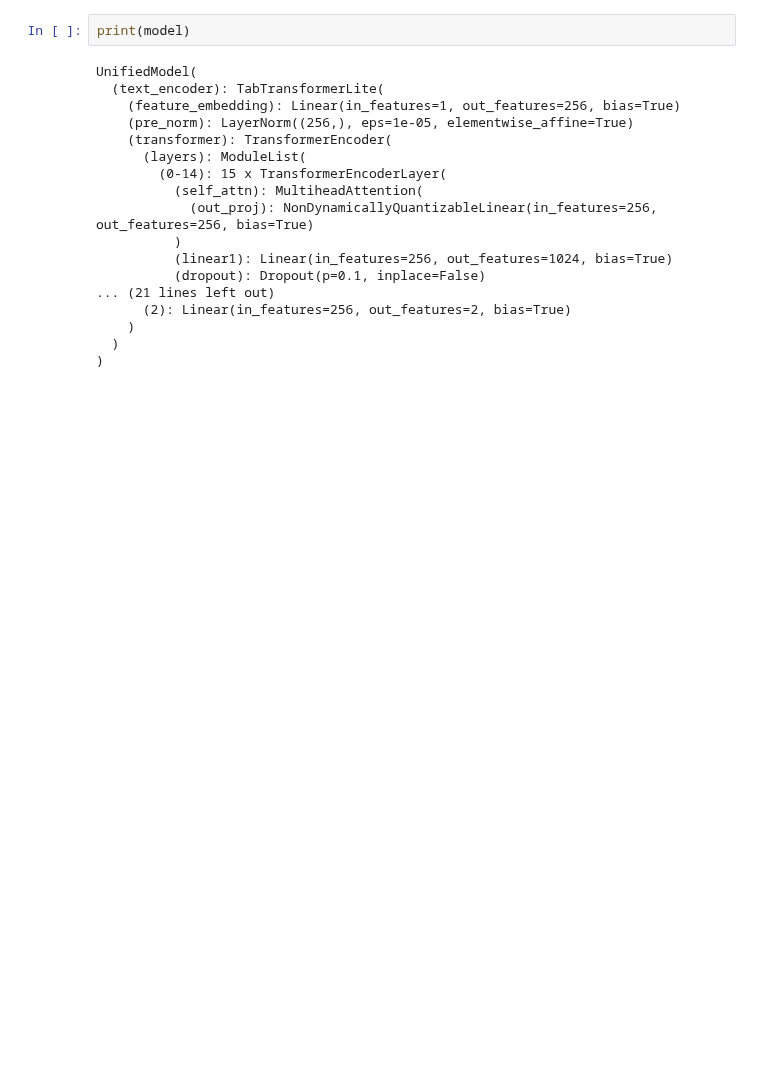
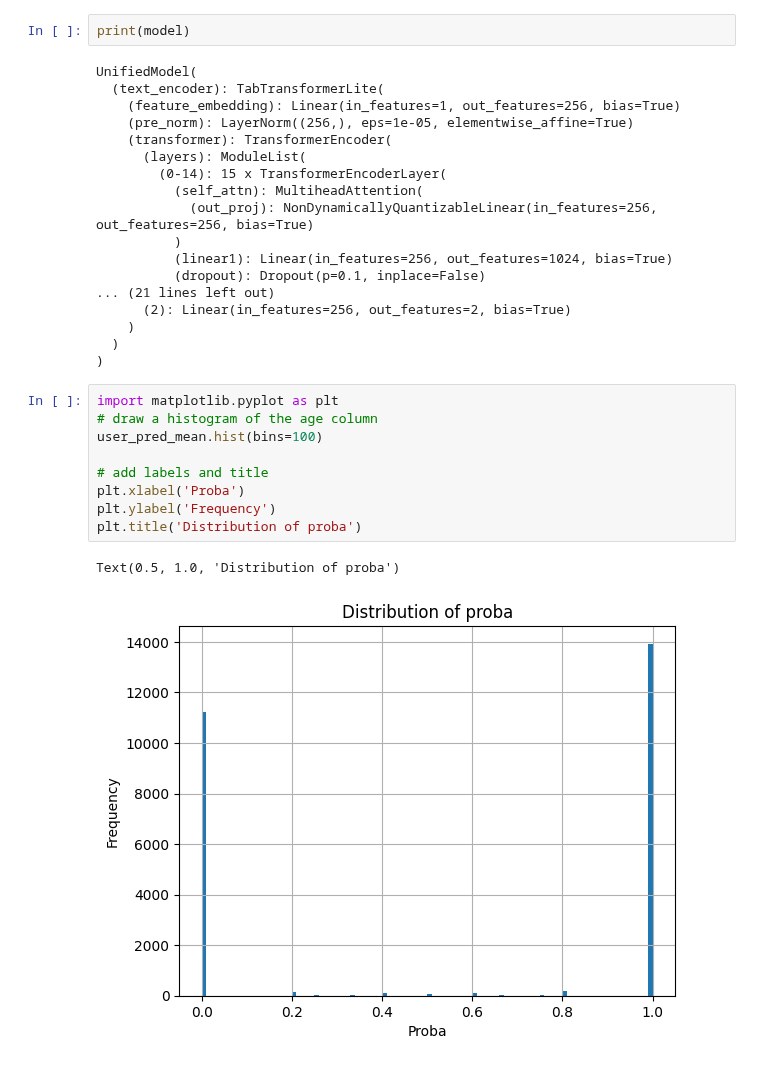
Before and after one commit to AugustinBouquillard/InTweetionists, a Jupyter notebook: notebook_dl_alex.ipynb, the cells around one changed output. Cells and saved outputs as stored; diff of their text form; blank space fills up the shorter version.

```diff
--- a/notebook_dl_alex.ipynb
+++ b/notebook_dl_alex.ipynb
@@ -755,3 +758,15 @@ UnifiedModel(
     )
   )
 )
+# %%
+import matplotlib.pyplot as plt
+# draw a histogram of the age column
+user_pred_mean.hist(bins=100)
+
+# add labels and title
+plt.xlabel('Proba')
+plt.ylabel('Frequency')
+plt.title('Distribution of proba')
+# %% [output]
+Text(0.5, 1.0, 'Distribution of proba')
+[figure, added]
```
Also changed, not shown: parts of 5 cells of this notebook.
